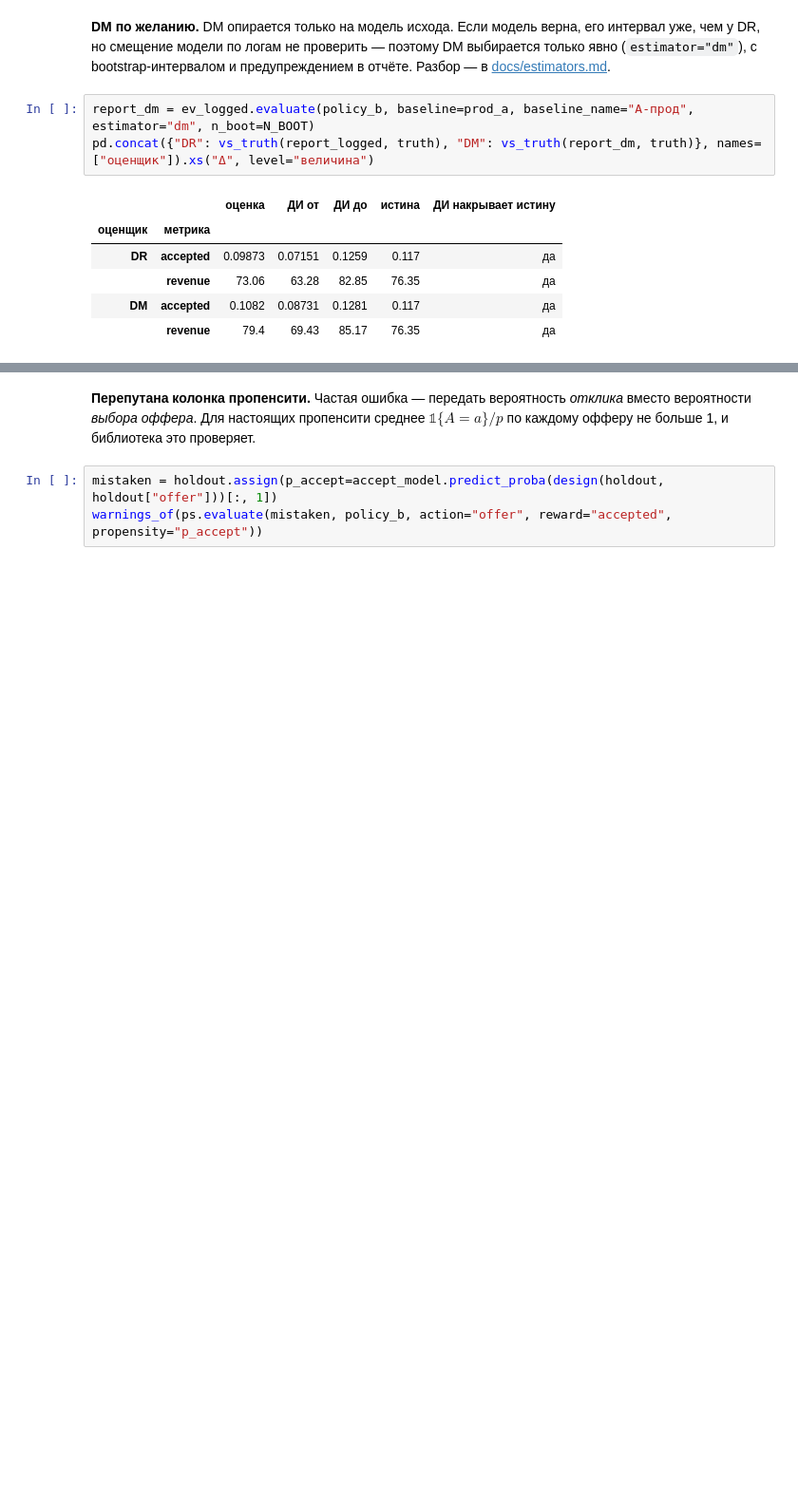
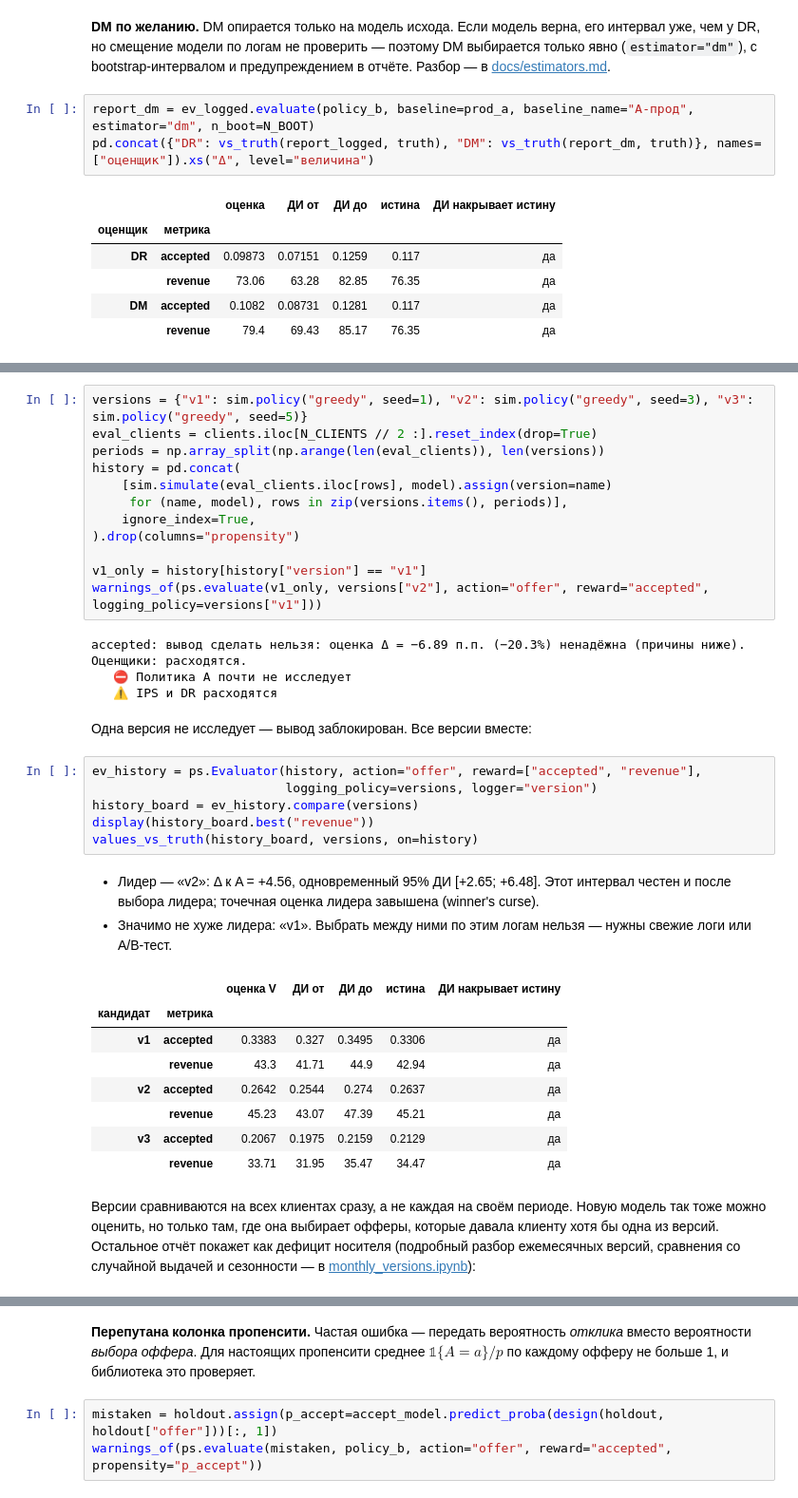
Before and after one commit to Yurashku/OffPolicyLab, a Jupyter notebook: examples/tutorial.ipynb, the cells around one changed output, grey strips where cells are left out. Shown at 95% size. Drawn from its saved outputs; the diff is of its cells as text; blank space fills up the shorter version.

```diff
--- a/examples/tutorial.ipynb
+++ b/examples/tutorial.ipynb
@@ -299,0 +444,40 @@ p (RW) скорректированы методом Romano–Wolf на 6 пар
+# %%
+versions = {"v1": sim.policy("greedy", seed=1), "v2": sim.policy("greedy", seed=3), "v3": sim.policy("greedy", seed=5)}
+eval_clients = clients.iloc[N_CLIENTS // 2 :].reset_index(drop=True)
+periods = np.array_split(np.arange(len(eval_clients)), len(versions))
+history = pd.concat(
+    [sim.simulate(eval_clients.iloc[rows], model).assign(version=name)
+     for (name, model), rows in zip(versions.items(), periods)],
+    ignore_index=True,
+).drop(columns="propensity")
+
+v1_only = history[history["version"] == "v1"]
+warnings_of(ps.evaluate(v1_only, versions["v2"], action="offer", reward="accepted", logging_policy=versions["v1"]))
+# %% [output]
+accepted: вывод сделать нельзя: оценка Δ = −6.89 п.п. (−20.3%) ненадёжна (причины ниже). Оценщики: расходятся.
+   ⛔ Политика A почти не исследует
+   ⚠️ IPS и DR расходятся
+# %% [markdown]
+Одна версия не исследует — вывод заблокирован. Все версии вместе:
+# %%
+ev_history = ps.Evaluator(history, action="offer", reward=["accepted", "revenue"],
+                          logging_policy=versions, logger="version")
+history_board = ev_history.compare(versions)
+display(history_board.best("revenue"))
+values_vs_truth(history_board, versions, on=history)
+# %% [output]
+- Лидер — «v2»: Δ к A = +4.56, одновременный 95% ДИ [+2.65; +6.48]. Этот интервал честен и после выбора лидера; точечная оценка лидера завышена (winner's curse).
+- Значимо не хуже лидера: «v1». Выбрать между ними по этим логам нельзя — нужны свежие логи или A/B-тест.
+|  |  | оценка V | ДИ от | ДИ до | истина | ДИ накрывает истину |
+| кандидат | метрика |  |  |  |  |  |
+| v1 | accepted | 0.3383 | 0.327 | 0.3495 | 0.3306 | да |
+|  | revenue | 43.3 | 41.71 | 44.9 | 42.94 | да |
+| v2 | accepted | 0.2642 | 0.2544 | 0.274 | 0.2637 | да |
+|  | revenue | 45.23 | 43.07 | 47.39 | 45.21 | да |
+| v3 | accepted | 0.2067 | 0.1975 | 0.2159 | 0.2129 | да |
+|  | revenue | 33.71 | 31.95 | 35.47 | 34.47 | да |
+# %% [markdown]
+Версии сравниваются на всех клиентах сразу, а не каждая на своём периоде. Новую модель так тоже
+можно оценить, но только там, где она выбирает офферы, которые давала клиенту хотя бы одна из
+версий. Остальное отчёт покажет как дефицит носителя (подробный разбор ежемесячных версий, сравнения
+со случайной выдачей и сезонности — в [monthly_versions.ipynb](monthly_versions.ipynb)):
```
Also changed, not shown: parts of 18 cells of this notebook, 5 other files.
